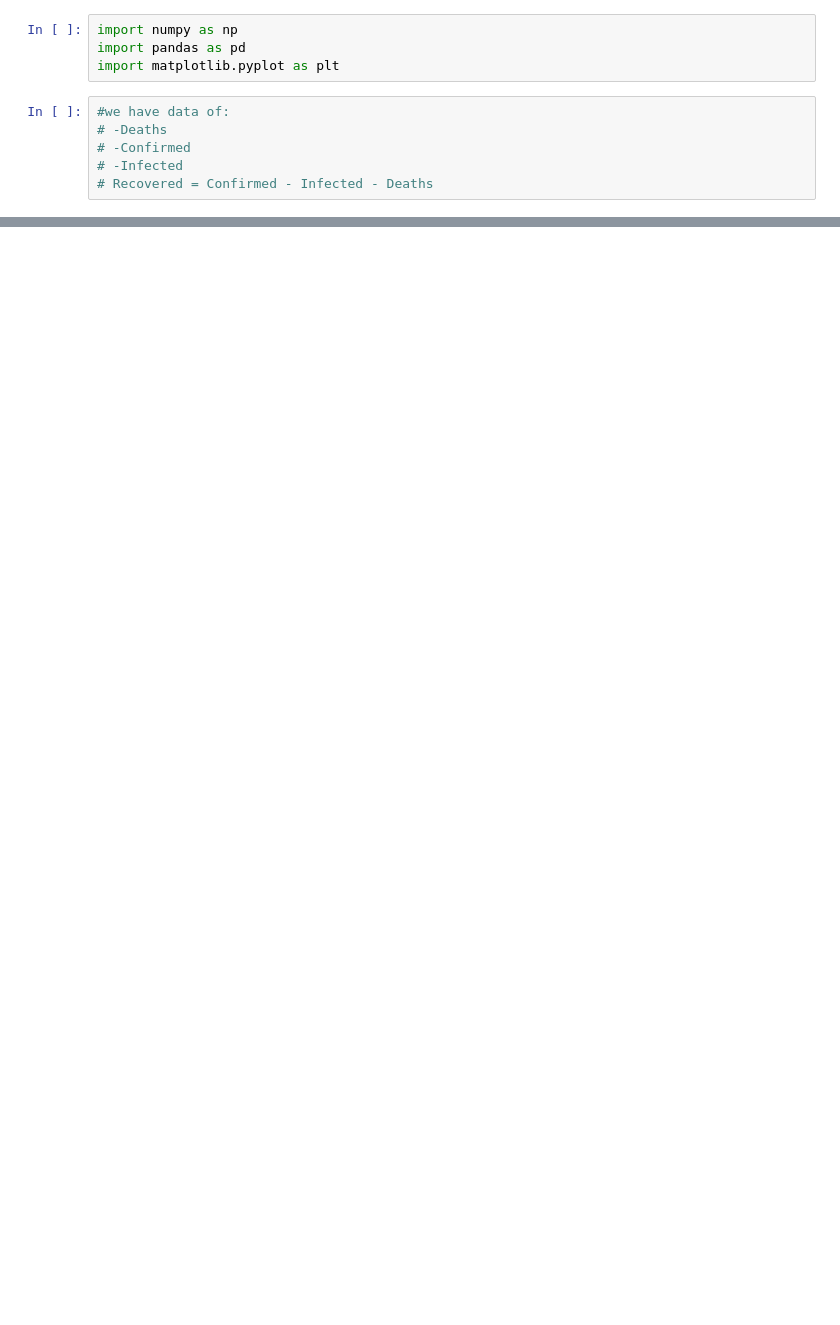
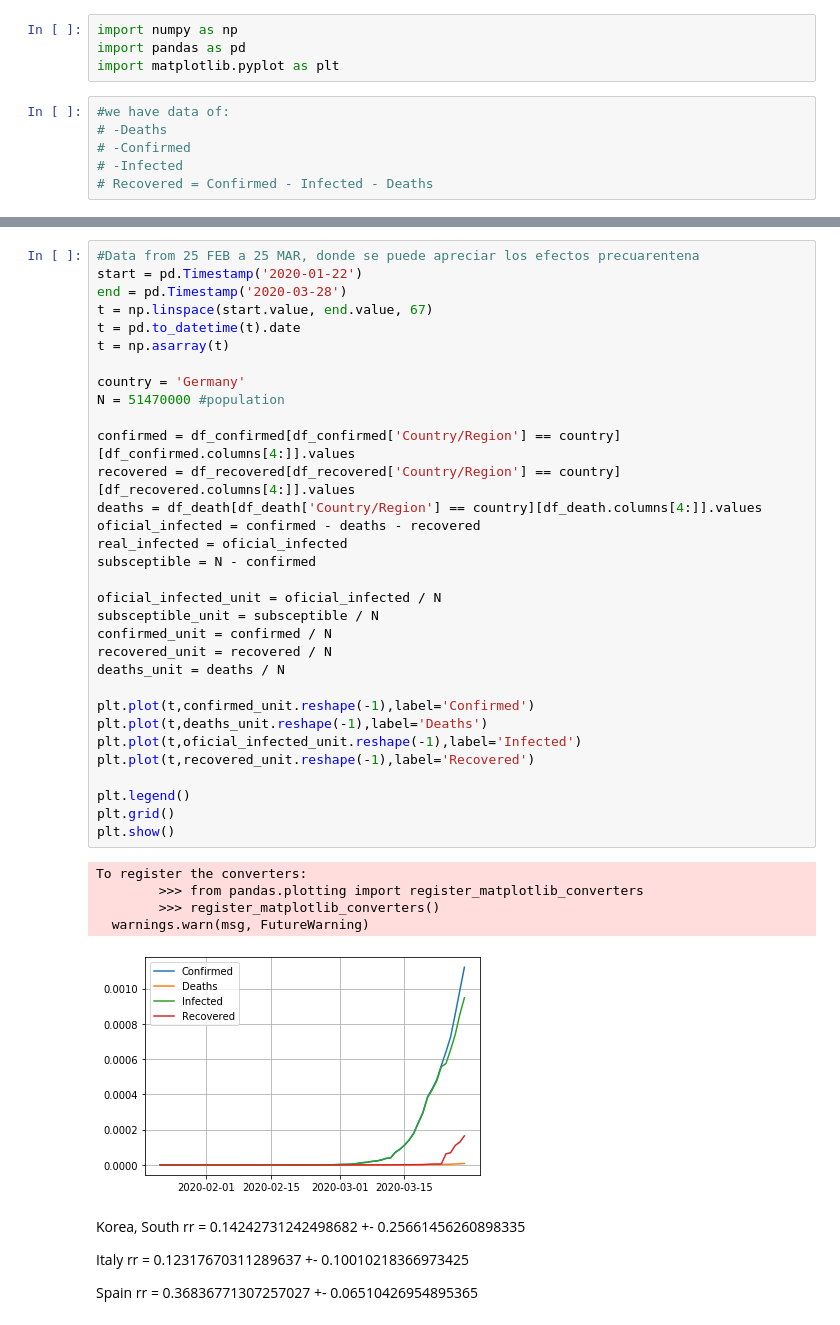
Before and after one commit to rosasalberto/Covid-19-Model, a Jupyter notebook: get_parameter_rr.ipynb, the cells around one changed output, grey strips where cells are left out. Cells and saved outputs as stored; diff of their text form; blank space fills up the shorter version.

```diff
--- a/get_parameter_rr.ipynb
+++ b/get_parameter_rr.ipynb
@@ -86,0 +175,47 @@ r = 0.1317
+# %%
+#Data from 25 FEB a 25 MAR, donde se puede apreciar los efectos precuarentena
+start = pd.Timestamp('2020-01-22')
+end = pd.Timestamp('2020-03-28')
+t = np.linspace(start.value, end.value, 67)
+t = pd.to_datetime(t).date
+t = np.asarray(t)
+
+country = 'Germany'
+N = 51470000 #population
+
+confirmed = df_confirmed[df_confirmed['Country/Region'] == country][df_confirmed.columns[4:]].values
+recovered = df_recovered[df_recovered['Country/Region'] == country][df_recovered.columns[4:]].values
+deaths = df_death[df_death['Country/Region'] == country][df_death.columns[4:]].values
+oficial_infected = confirmed - deaths - recovered
+real_infected = oficial_infected
+subsceptible = N - confirmed
+
+oficial_infected_unit = oficial_infected / N
+subsceptible_unit = subsceptible / N
+confirmed_unit = confirmed / N
+recovered_unit = recovered / N
+deaths_unit = deaths / N
+
+plt.plot(t,confirmed_unit.reshape(-1),label='Confirmed')
+plt.plot(t,deaths_unit.reshape(-1),label='Deaths')
+plt.plot(t,oficial_infected_unit.reshape(-1),label='Infected')
+plt.plot(t,recovered_unit.reshape(-1),label='Recovered')
+
+plt.legend()
+plt.grid()
+plt.show()
+# %% [output]
+To register the converters:
+        >>> from pandas.plotting import register_matplotlib_converters
+        >>> register_matplotlib_converters()
+  warnings.warn(msg, FutureWarning)
+[figure, added]
+# %% [markdown]
+Korea, South
+rr = 0.14242731242498682 +- 0.25661456260898335
+
+Italy
+rr = 0.12317670311289637 +- 0.10010218366973425
+
+Spain
+rr = 0.36836771307257027 +- 0.06510426954895365
```
Also changed, not shown: parts of 13 cells of this notebook, 3 other files.
